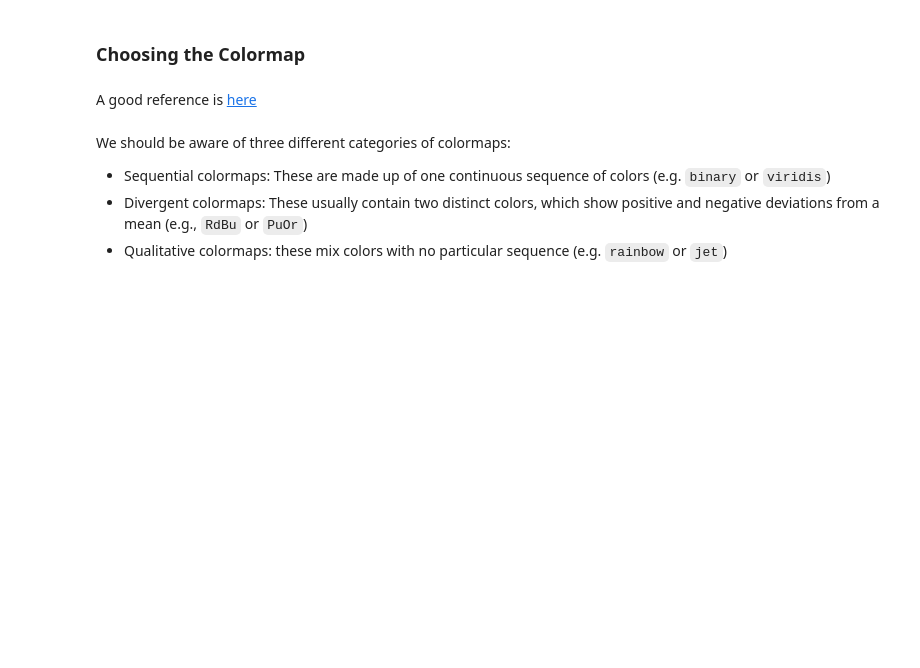
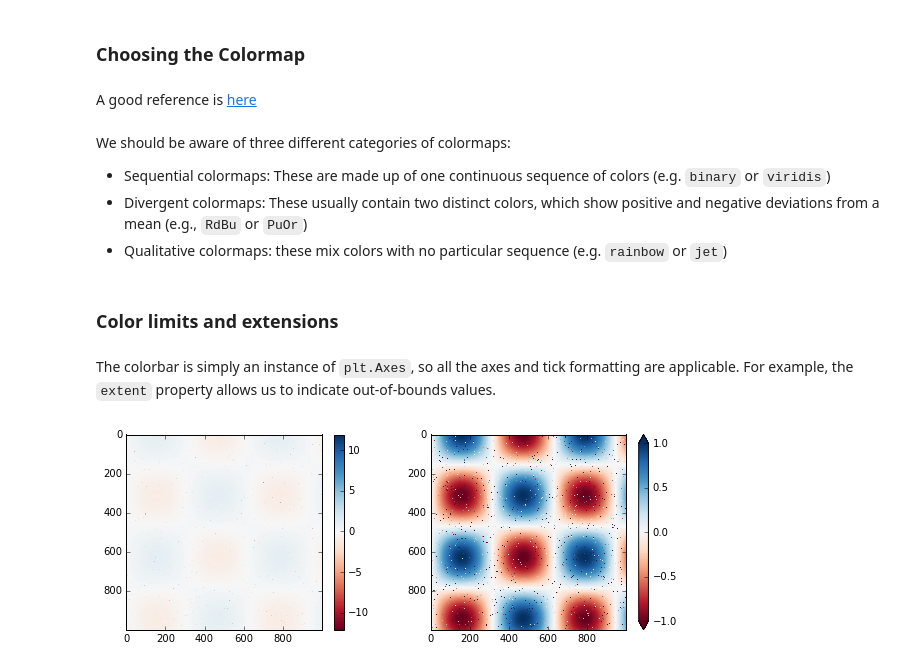
Before and after one commit to tomperr/tomperr_is_learning, a Jupyter notebook: Python_Data_Science_Handbook/Matplotlib/8_Customizing_Colorbars.ipynb, the cells around one changed output. Drawn from its saved outputs; the diff is of its cells as text; code cells hidden in the pictures; blank space fills up the shorter version.

```diff
--- a/Python_Data_Science_Handbook/Matplotlib/8_Customizing_Colorbars.ipynb
+++ b/Python_Data_Science_Handbook/Matplotlib/8_Customizing_Colorbars.ipynb
@@ -54,3 +54,24 @@ We should be aware of three different categories of colormaps:
 - Sequential colormaps: These are made up of one continuous sequence of colors (e.g. `binary` or `viridis`)
 - Divergent colormaps: These usually contain two distinct colors, which show positive and negative deviations from a mean (e.g., `RdBu` or `PuOr`)
 - Qualitative colormaps: these mix colors with no particular sequence (e.g. `rainbow` or `jet`)
+# %% [markdown]
+### Color limits and extensions
+# %% [markdown]
+The colorbar is simply an instance of `plt.Axes`, so all the axes and tick formatting are applicable. For example, the `extent` property allows us to indicate out-of-bounds values.
+# %%
+# make noise in 1% of the image pixels
+speckles = (np.random.random(I.shape) < 0.01)
+I[speckles] = np.random.normal(0, 3, np.count_nonzero(speckles))
+
+plt.figure(figsize=(10, 3.5))
+
+plt.subplot(1, 2, 1)
+plt.imshow(I, cmap='RdBu')
+plt.colorbar()
+
+plt.subplot(1, 2, 2)
+plt.imshow(I, cmap='RdBu')
+plt.colorbar(extend='both')
+plt.clim(-1, 1);
+# %% [output]
+[figure, added]
```
Also changed, not shown: parts of 10 cells of this notebook, 1 other file.
